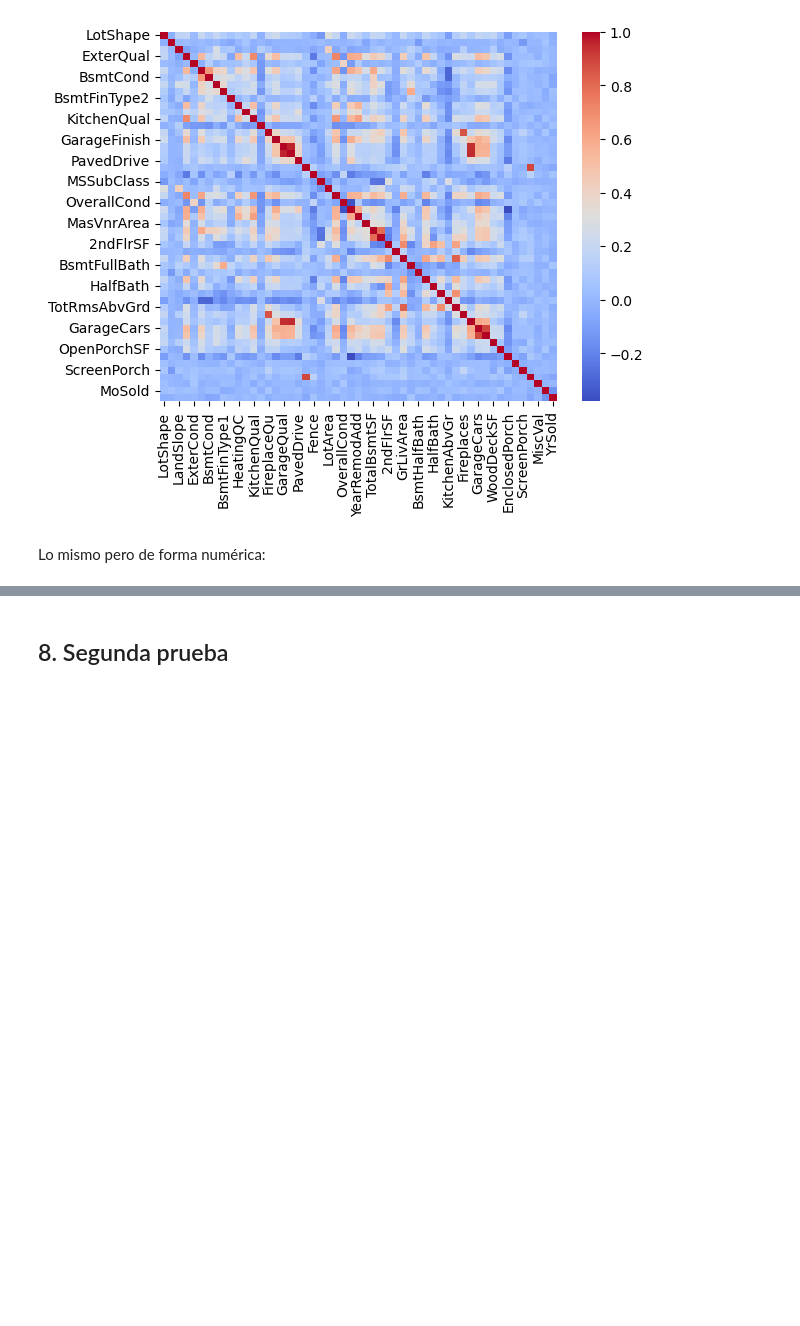
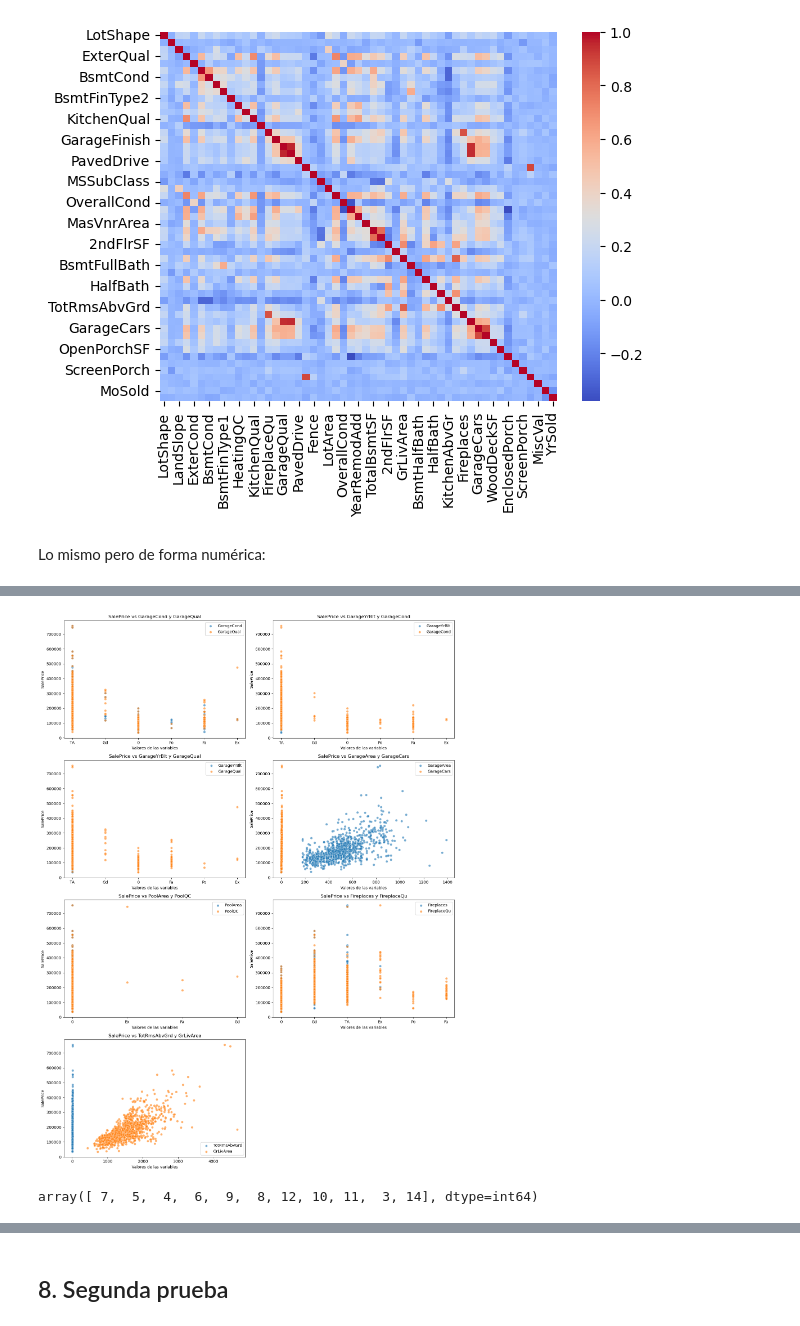
Before and after one commit to mmarzap19/SuperPoderosas, a Jupyter notebook: Mojo_jojo.ipynb, the cells around one changed output, grey strips where cells are left out. Saved outputs shown, nothing was run; the diff lists cells and outputs as text; code cells hidden in the pictures; blank space fills up the shorter version.

```diff
--- a/Mojo_jojo.ipynb
+++ b/Mojo_jojo.ipynb
@@ -763,0 +771,35 @@ print(high_corr_df.sort_values(by="Correlación", ascending=False))
+# %%
+# Lista de parejas de variables muy correlacionadas
+pairs = [
+    ('GarageCond', 'GarageQual'),
+    ('GarageYrBlt', 'GarageCond'),
+    ('GarageYrBlt', 'GarageQual'),
+    ('GarageArea', 'GarageCars'),
+    ('PoolArea', 'PoolQC'),
+    ('Fireplaces', 'FireplaceQu'),
+    ('TotRmsAbvGrd', 'GrLivArea')
+]
+
+# Dataset completo (con SalePrice)
+df_plot = pd.concat([X_train_og, y_train_og], axis=1)
+
+# Crear gráficos
+plt.figure(figsize=(15, 20))
+
+for i, (var1, var2) in enumerate(pairs, 1):
+    plt.subplot(4, 2, i)
+    sns.scatterplot(x=df_plot[var1], y=df_plot['SalePrice'], alpha=0.6, label=var1)
+    sns.scatterplot(x=df_plot[var2], y=df_plot['SalePrice'], alpha=0.6, label=var2)
+    plt.title(f'SalePrice vs {var1} y {var2}')
+    plt.xlabel('Valores de las variables')
+    plt.ylabel('SalePrice')
+    plt.legend()
+
+plt.tight_layout()
+plt.show()
+# %% [output]
+[figure, added]
+# %%
+df_plot['TotRmsAbvGrd'].unique()
+# %% [output]
+array([ 7,  5,  4,  6,  9,  8, 12, 10, 11,  3, 14], dtype=int64)
```
Also changed, not shown: parts of 5 cells of this notebook.
